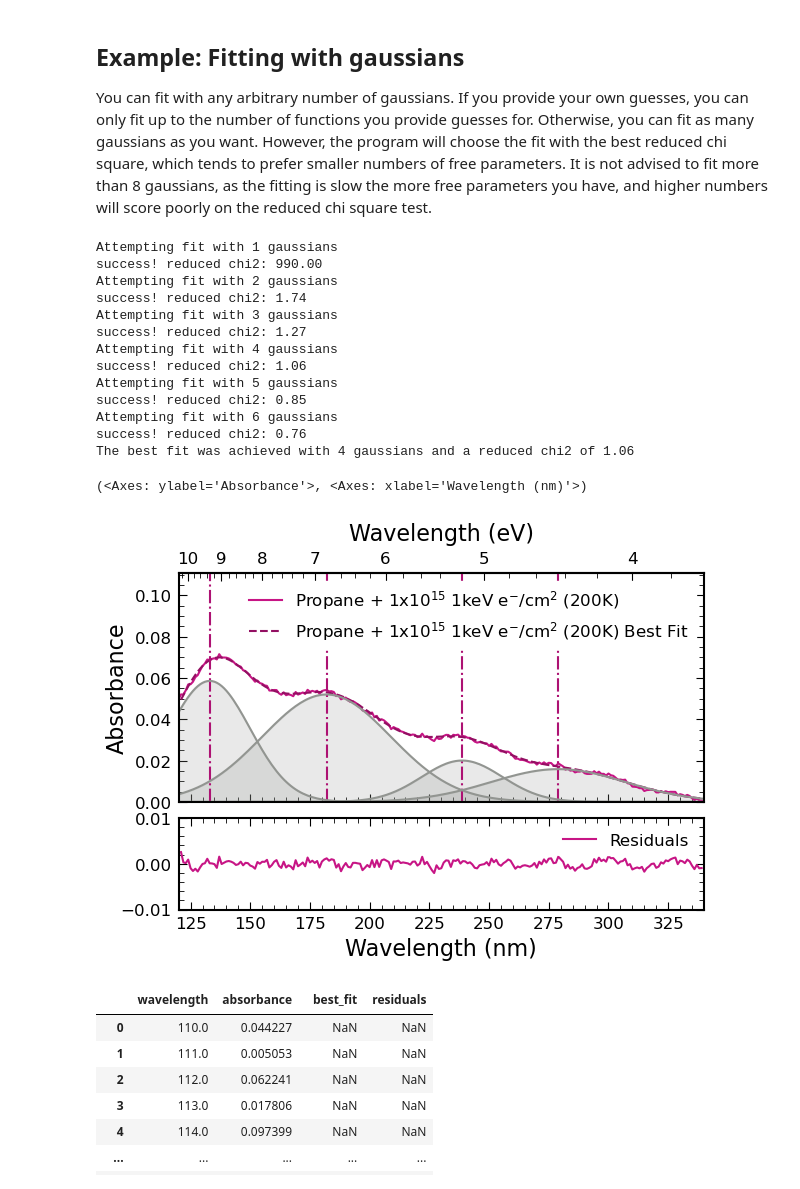
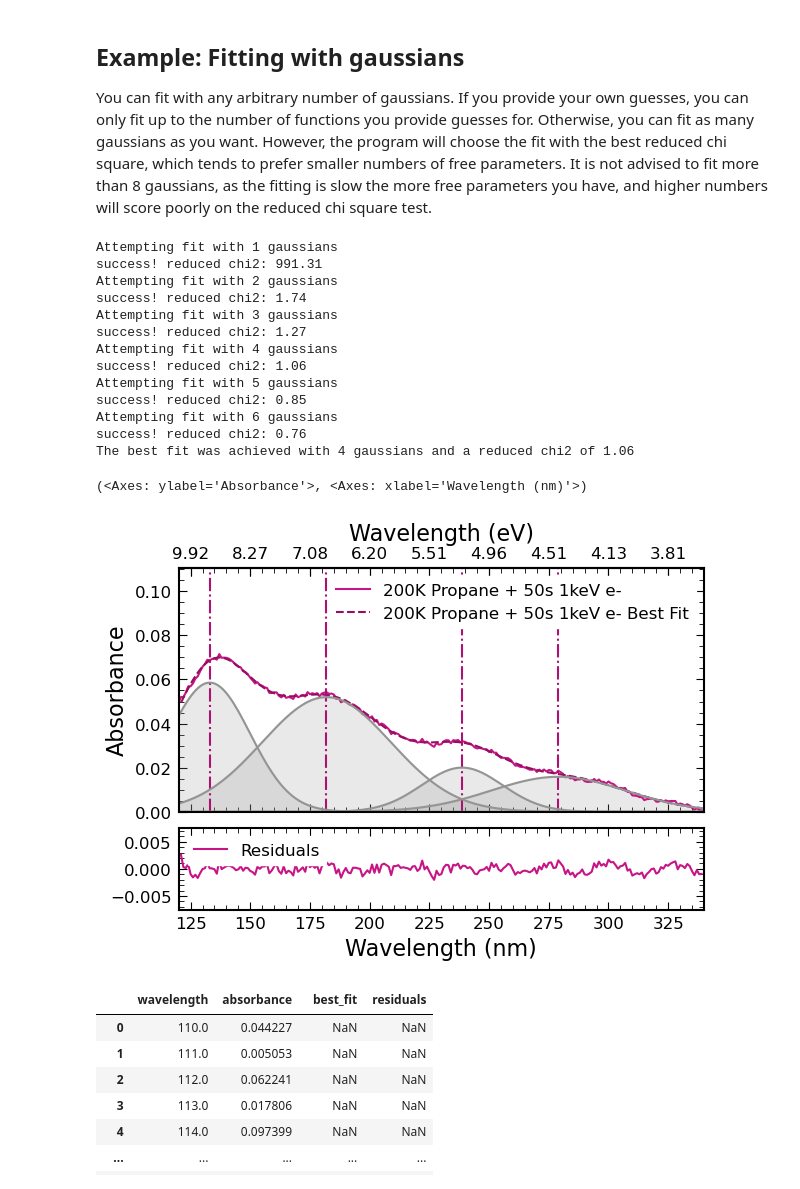
Before and after one commit to cassidy-andrew/AU-UV_ices, a Jupyter notebook: example.ipynb, the cells around one changed output. Cells and saved outputs as stored; diff of their text form; code cells hidden in the pictures.

```diff
--- a/example.ipynb
+++ b/example.ipynb
@@ -305,7 +318,7 @@ sample_long2 = path + "R73809.d02"
 
 spec = build_spectra(path, bkgd_short1, bkgd_short2, bkgd_long1, bkgd_long2,
                         sample_short1, sample_short2, sample_long1, sample_long2,
-                        color=colors[11], name="Propane + 1x10$^{15}$ 1keV e$^{-}$/cm$^{2}$ (200K)")
+                        color=colors[11], name="200K Propane + 50s 1keV e-")
 
 
 # fix the end of the spectrum to 0
@@ -325,39 +338,38 @@ guesses = [{'lower':0, 'guess':4, 'upper':5},   # amplitude
            {'lower':0, 'guess':20, 'upper':340},   # standard deviation
 
            {'lower':0, 'guess':0.4, 'upper':5},   # amplitude
            {'lower':274, 'guess':276, 'upper':279},   # center
            {'lower':0, 'guess':20, 'upper':100},   # standard deviation
 
            {'lower':0, 'guess':0.4, 'upper':5},   # amplitude
            {'lower':296, 'guess':298, 'upper':300},   # center
            {'lower':0, 'guess':20, 'upper':100},   # standard deviation
 
            {'lower':0, 'guess':0.1, 'upper':5},   # amplitude
            {'lower':324, 'guess':326, 'upper':328},   # center
            {'lower':0, 'guess':10, 'upper':100},   # standard deviation
           ]
 
-spec.fit_peaks(verbose=True, ng=(1, 7), guesses=guesses, fit_lim=(120, 340))
-spectools.plot_fit(spec, plot_peaks=True, figsize=(8, 4.5), xlim=(120, 340),
+spec.fit_peaks(verbose=True, ng_lower=1, ng_upper=7, guesses=guesses, fit_lim=(120, 340))
+spectools.plot_fit(spec, plot_peaks=True, xlim=(120, 340),
                ylim=(0, spec.data[spec.data['wavelength']>120]['absorbance'].max()*1.1),
-               plot_fit_components=True, save_path="./misc_figures/fit.svg",
-               res_lims=(-0.01, 0.01))
+               plot_fit_components=True, save_path="./misc_figures/fit.svg")
 # %% [output]
 Attempting fit with 1 gaussians
-success! reduced chi2: 990.00
+success! reduced chi2: 991.31
 Attempting fit with 2 gaussians
 success! reduced chi2: 1.74
 Attempting fit with 3 gaussians
 success! reduced chi2: 1.27
 Attempting fit with 4 gaussians
 success! reduced chi2: 1.06
 Attempting fit with 5 gaussians
 success! reduced chi2: 0.85
 Attempting fit with 6 gaussians
 success! reduced chi2: 0.76
 The best fit was achieved with 4 gaussians and a reduced chi2 of 1.06
 (<Axes: ylabel='Absorbance'>, <Axes: xlabel='Wavelength (nm)'>)
-[figure, old version]
+[figure, new version]
 # %%
 spec.data
 # %% [output]
```
Also changed, not shown: parts of 14 cells of this notebook, 2 other files.
